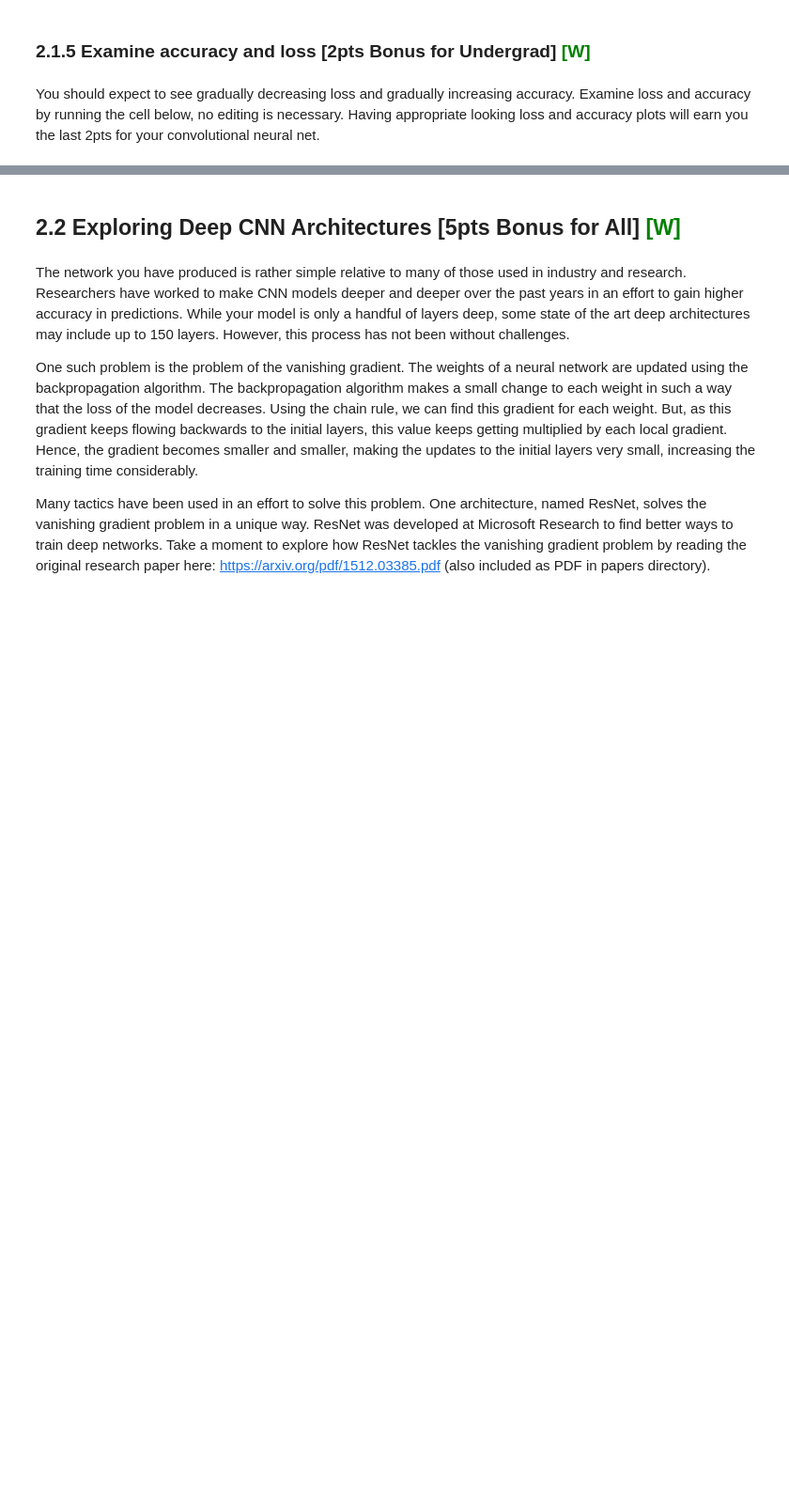
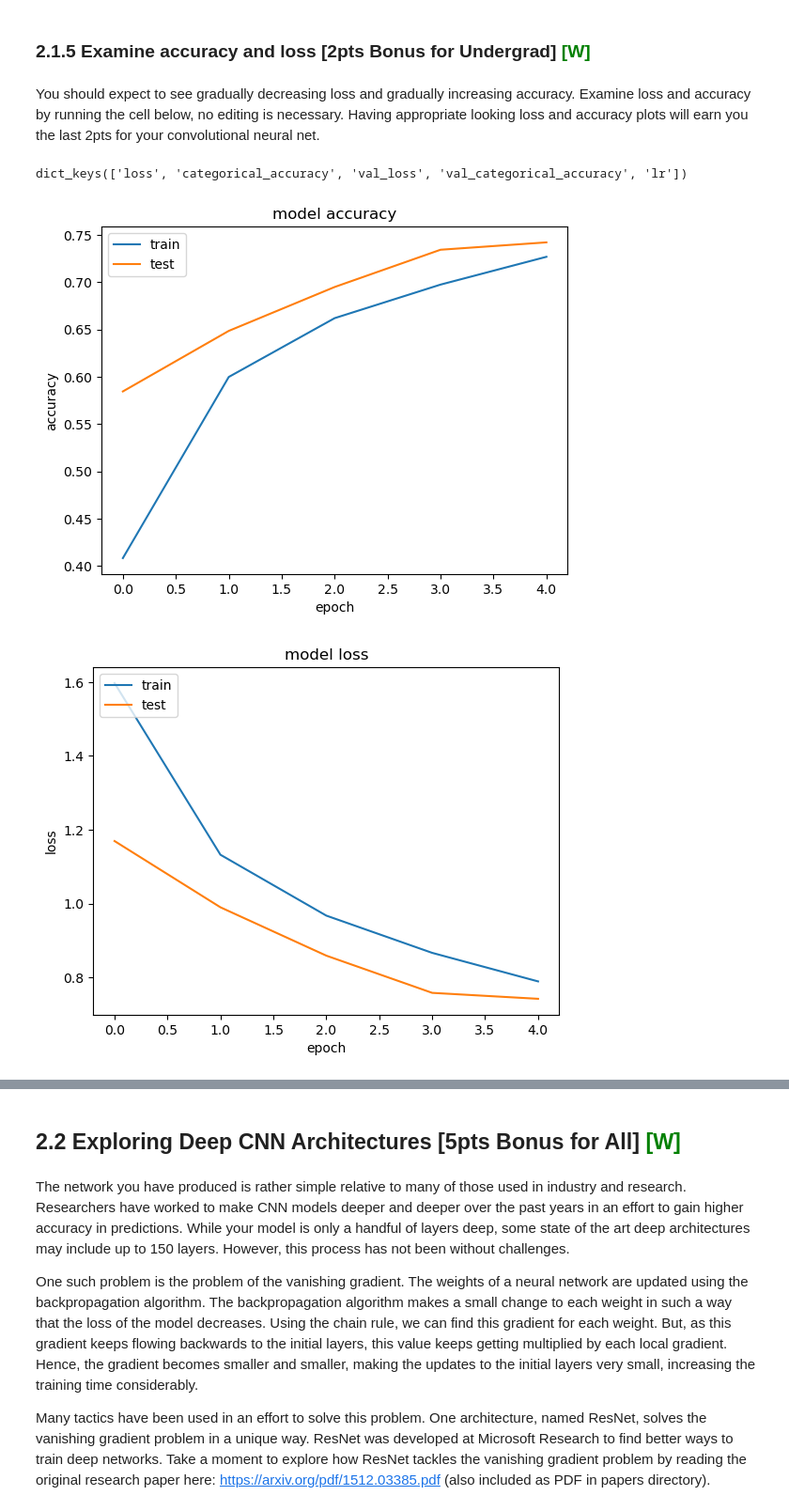
Before and after one commit to arthursn138/CS7641, a Jupyter notebook: HW4/hw4_code/HW4_Spring23_Student.ipynb, the cells around one changed output, grey strips where cells are left out. Shown: that part at 94% size. Drawn from its saved outputs; the diff is of its cells as text; code cells hidden in the pictures; blank space fills up the shorter version.

```diff
--- a/HW4/hw4_code/HW4_Spring23_Student.ipynb
+++ b/HW4/hw4_code/HW4_Spring23_Student.ipynb
@@ -1066,27 +1159,31 @@ You should expect to see gradually decreasing loss and gradually increasing accu
 # %%
 ###############################
 ### DO NOT CHANGE THIS CELL ###
 ###############################
 
 # list all data in history
 print(history.history.keys())
 
 # summarize history for accuracy and loss
-plt.plot(history.history['accuracy'])
-plt.plot(history.history['val_accuracy'])
+plt.plot(history.history['categorical_accuracy'])
+plt.plot(history.history['val_categorical_accuracy'])
 plt.title('model accuracy')
 plt.ylabel('accuracy')
 plt.xlabel('epoch')
 plt.legend(['train', 'test'], loc='upper left')
 plt.show()
 
 plt.plot(history.history['loss'])
 plt.plot(history.history['val_loss'])
 plt.title('model loss')
 plt.ylabel('loss')
 plt.xlabel('epoch')
 plt.legend(['train', 'test'], loc='upper left')
 plt.show()
+# %% [output]
+dict_keys(['loss', 'categorical_accuracy', 'val_loss', 'val_categorical_accuracy', 'lr'])
+[figure, added]
+[figure, added]
 # %%
 ###############################
 ### DO NOT CHANGE THIS CELL ###
```
Also changed, not shown: parts of 15 cells of this notebook, 4 other files.
